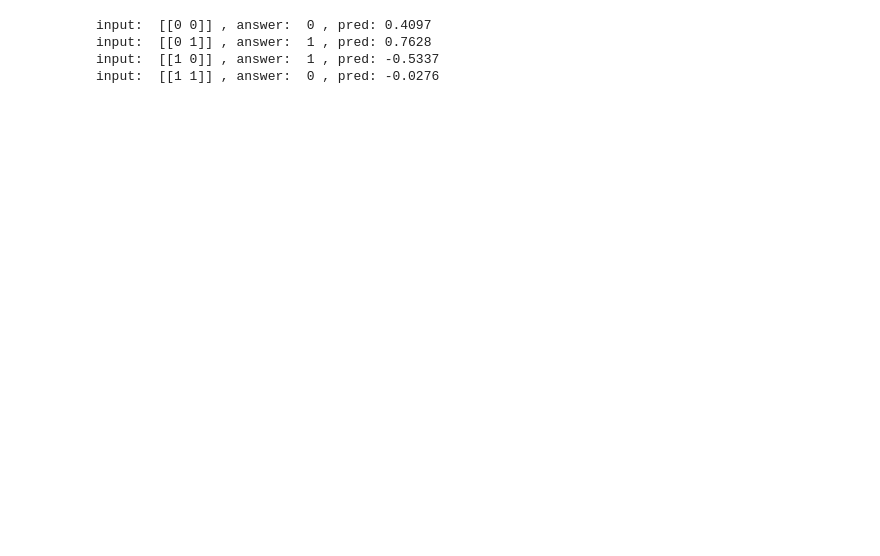
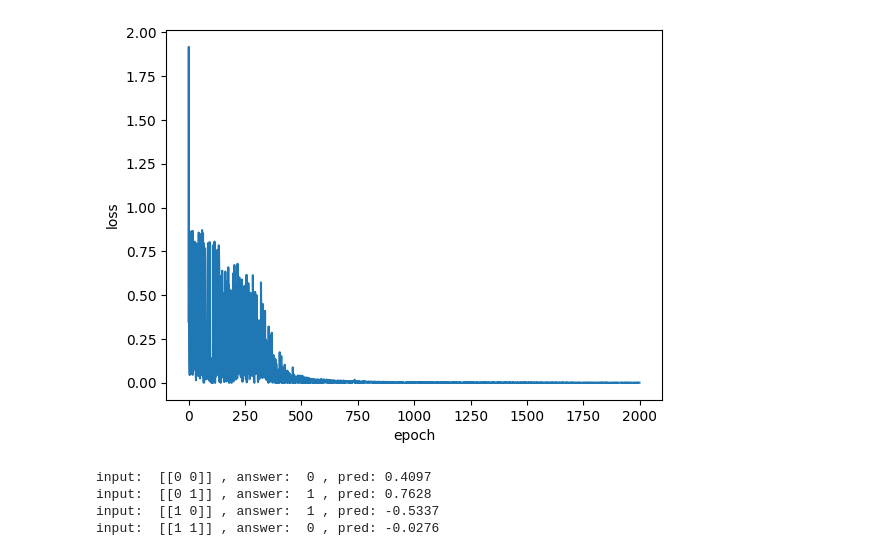
Before and after one commit to ByungWanLim/LAB_DP, a Jupyter notebook: Week3/MLP.ipynb, the cells around one changed output. Cells and saved outputs as stored; diff of their text form; code cells hidden in the pictures; blank space fills up the shorter version.

```diff
--- a/Week3/MLP.ipynb
+++ b/Week3/MLP.ipynb
@@ -130,0 +202,75 @@ Text(0, 0.5, 'loss')
+# %%
+import numpy as np
+import matplotlib.pyplot as plt
+
+# Hyperparameters
+epochs = 2000
+learning_rate = 0.1
+
+# Initialize weights and biases
+W1 = np.random.randn(2, 4)  # First layer weights
+b1 = np.zeros((1, 4))  # First layer biases
+W2 = np.random.randn(4, 1)  # Second layer weights
+b2 = np.zeros((1, 1))  # Second layer biases
+
+errors = []
+for epoch in range(epochs):
+    # 데이터 4가지 중 랜덤으로 하나 선택
+    idx = np.random.randint(4)
+
+    # 입력 데이터 xin과 해당하는 정답 ans 불러오기
+    xin = train_inp[idx].reshape(1, 2)
+    ans = train_out[idx]
+
+    # Forward Pass
+    net1 = tanh(np.matmul(xin, W1) + b1)
+    net2 = tanh(np.matmul(net1, W2) + b2)
+
+    # Mean Squared Error (MSE)로 loss 계산
+    predictions = net2
+    targets = ans
+    loss = np.mean((predictions - targets) ** 2)
+
+    # Backpropagation을 통한 Weight의 Gradient calculation(update)
+    delta_W2 = np.matmul(net1.T, 2 * (predictions - targets) * (1 - net2**2))
+    delta_b2 = 2 * (predictions - targets) * (1 - net2**2)
+    delta_W1 = np.matmul(xin.T, np.matmul(2 * (predictions - targets) * (1 - net2**2), W2.T) * (1 - net1**2))
+    delta_b1 = np.matmul(2 * (predictions - targets) * (1 - net2**2), W2.T) * (1 - net1**2)
+
+    # 각 weight의 update 반영
+    W2 -= learning_rate * delta_W2
+    b2 -= learning_rate * delta_b2
+    W1 -= learning_rate * delta_W1
+    b1 -= learning_rate * delta_b1
+
+    # 500번째 epoch마다 loss를 프린트합니다.
+    if epoch % 500 == 0:
+        print("epoch [{}/{}] loss: {:.4f}".format(epoch, epochs, float(loss)))
+
+    # plot을 위해 값 저장
+    errors.append(loss)
+
+for idx in range(4):
+    xin = train_inp[idx].reshape(1, 2)
+    ans = train_out[idx]
+
+    net1 = tanh(np.matmul(xin, W1) + b1)
+    net2 = tanh(np.matmul(net1, W2) + b2)
+
+    pred = net2
+
+    print("input: ", xin, ", answer: ", ans, ", pred: {:.4f}".format(float(pred)))
+
+
+# 학습이 끝난 후, loss를 확인합니다.
+loss = np.array(errors)
+plt.plot(loss.reshape(epochs))
+plt.xlabel("epoch")
+plt.ylabel("loss")
+plt.show()
+
+np.savetxt("layer2_W1.txt", W1, fmt="%s")
+np.savetxt("layer2_b1.txt", b1, fmt="%s")
+np.savetxt("layer2_W2.txt", W2, fmt="%s")
+np.savetxt("layer2_b2.txt", b2, fmt="%s")
+# %% [output]
@@ -131,3 +285,4 @@ Text(0, 0.5, 'loss')
+[figure, added]
 # %%
 #-----------------------------------#
 #--------- Testing Step ------------#
```
Also changed, not shown: parts of 3 cells of this notebook, 6 other files.
